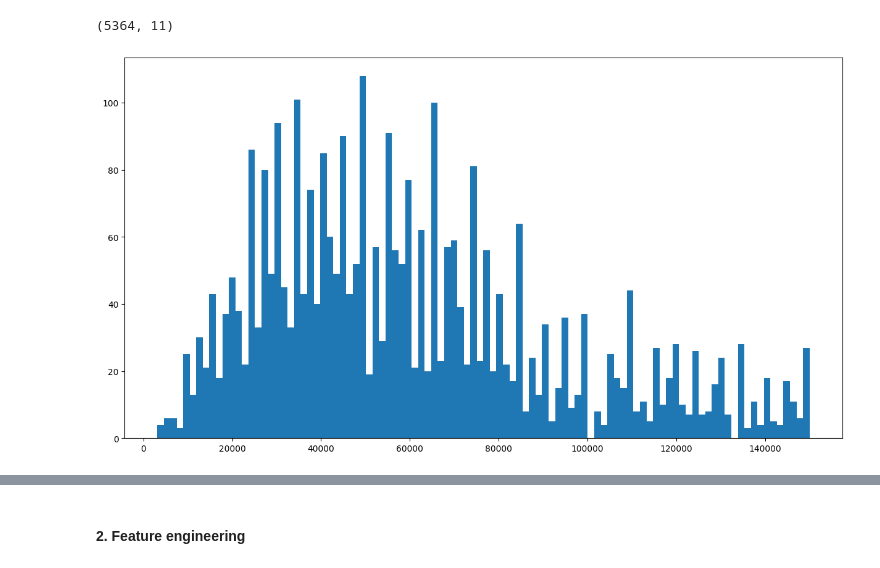
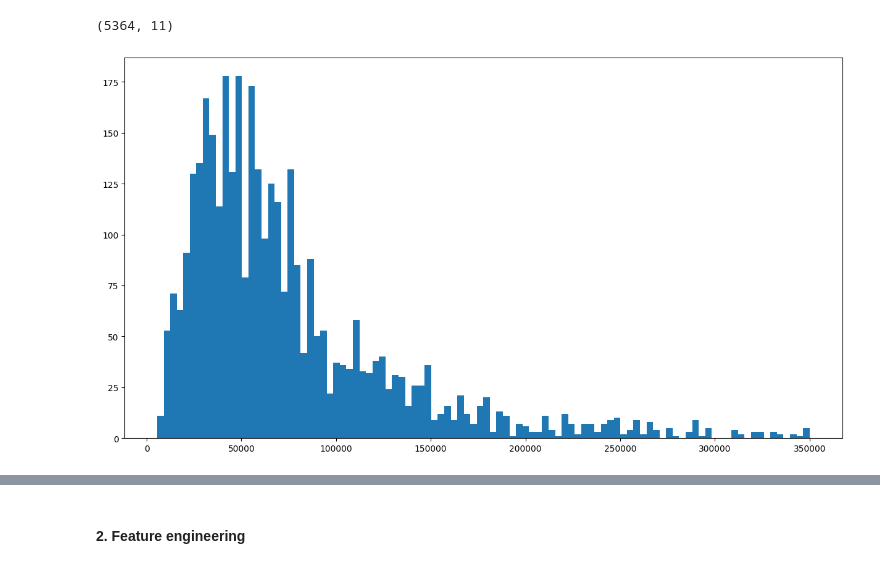
Before and after one commit to asqht/Usecase-4, a Jupyter notebook: ML/Regression/01 ML - Linear_Regression.ipynb, the cells around one changed output, grey strips where cells are left out. Drawn from its saved outputs; the diff is of its cells as text; code cells hidden in the pictures.

```diff
--- a/ML/Regression/01 ML - Linear_Regression.ipynb
+++ b/ML/Regression/01 ML - Linear_Regression.ipynb
@@ -20,7 +20,7 @@ from sklearn import metrics
 # %% [markdown]
 ## Load the Data
 # %%
-df = pd.read_csv("data_saudi_used_cars.csv")
+df = pd.read_csv("Data/data_saudi_used_cars.csv")
 # %%
 df.shape
 # %% [output]
@@ -37,8 +37,7 @@ df.head(2)
 #### 1. Simple EDA + Data Quality checking
 # %%
 # uniqeness
-df[df.duplicated(keep='first')]
-df = df.drop_duplicates()
+df.drop_duplicates(inplace=True)
 df[df.duplicated()]
 # %% [output]
 |  | Type | Region | Make | Gear_Type | Origin | Options | Year | Engine_Size | Mileage | Negotiable | ... |
@@ -134,12 +95,11 @@ df.shape
 # %% [output]
 (5364, 11)
 # %%
- # Calculate the frequency of each 'Make'
-make_counts = df['Make'].value_counts()
-make_counts[make_counts == 1].sum()
+# # Calculate the frequency of each 'Make'
+# make_counts = df['Make'].value_counts()
 
-# Filter 'Type' values that appear 10 or more times
-df = df[df['Make'].isin(make_counts[make_counts >=2].index)]
+# # Filter 'Type' values that appear 10 or more times
+# df = df[df['Make'].isin(make_counts[make_counts >=2].index)]
 # %%
 df.shape
 # %% [output]
@@ -147,11 +109,8 @@ df.shape
 # %%
 plt.figure(figsize=(15,8))
 # plt.boxplot(df['Price']);
-
-
-# plt.hist(df['Price'], bins=100); # Before filteration
-
-plt.hist(df[(df['Price']<=150000) & (df['Price']>3000)]['Price'], bins=100); # After filteration
+plt.hist(df[(df['Price']<=350000) & (df['Price']>5000)]['Price'], bins=100);
+#plt.hist(df[(df['Price']<=400000) & (df['Price']>=5000)]['Price'], bins=100);
 # %% [output]
-[figure, old version]
+[figure, new version]
 # %%
```
Also changed, not shown: parts of 52 cells of this notebook, 2 other files.
